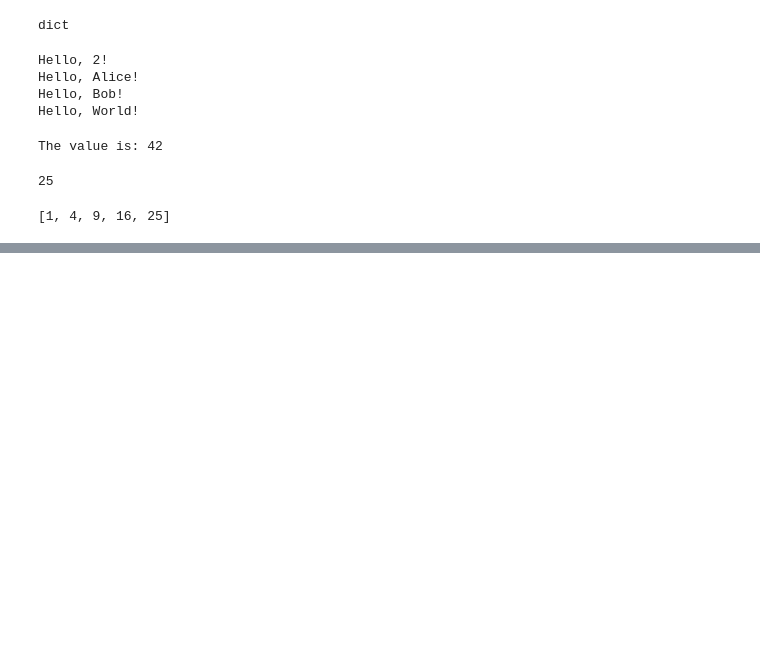
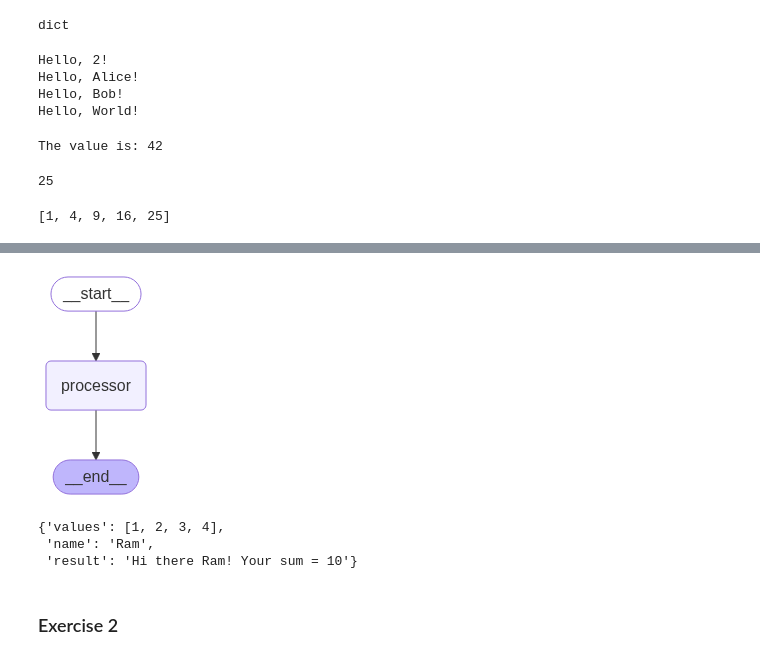
Before and after one commit to vivekgattadi/LangGraph, a Jupyter notebook: playAround.ipynb, the cells around one changed output, grey strips where cells are left out. Saved outputs shown, nothing was run; the diff lists cells and outputs as text; code cells hidden in the pictures; blank space fills up the shorter version.

```diff
--- a/playAround.ipynb
+++ b/playAround.ipynb
@@ -58,0 +97,34 @@ print(squared_nums)
+# %%
+from typing import List
+
+class AgentState(TypedDict):
+    values: List[int]
+    name: str
+    result: str
+# %%
+def process_values(state: AgentState) -> AgentState:
+    """This function handles multiple different inputs"""
+
+    state['result'] = f'Hi there {state["name"]}! Your sum = {sum(state['values'])}'
+    return state
+# %%
+graph = StateGraph(AgentState)
+
+graph.add_node("processor", process_values)
+graph.set_entry_point("processor")
+graph.set_finish_point("processor")
+
+app = graph.compile()
+# %%
+display(Image(app.get_graph().draw_mermaid_png()))
+# %% [output]
+[figure, added]
+# %%
+answer = app.invoke({"values": [1,2,3,4], "name": "Ram"})
+answer
+# %% [output]
+{'values': [1, 2, 3, 4],
+ 'name': 'Ram',
+ 'result': 'Hi there Ram! Your sum = 10'}
+# %% [markdown]
+### Exercise 2
```
Also changed, not shown: parts of 38 cells of this notebook.
